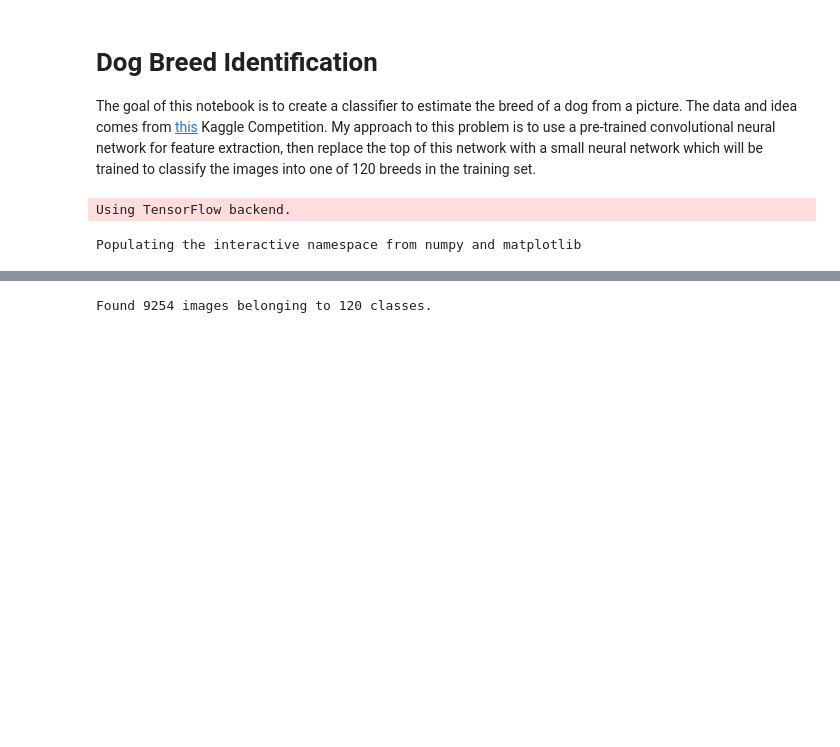
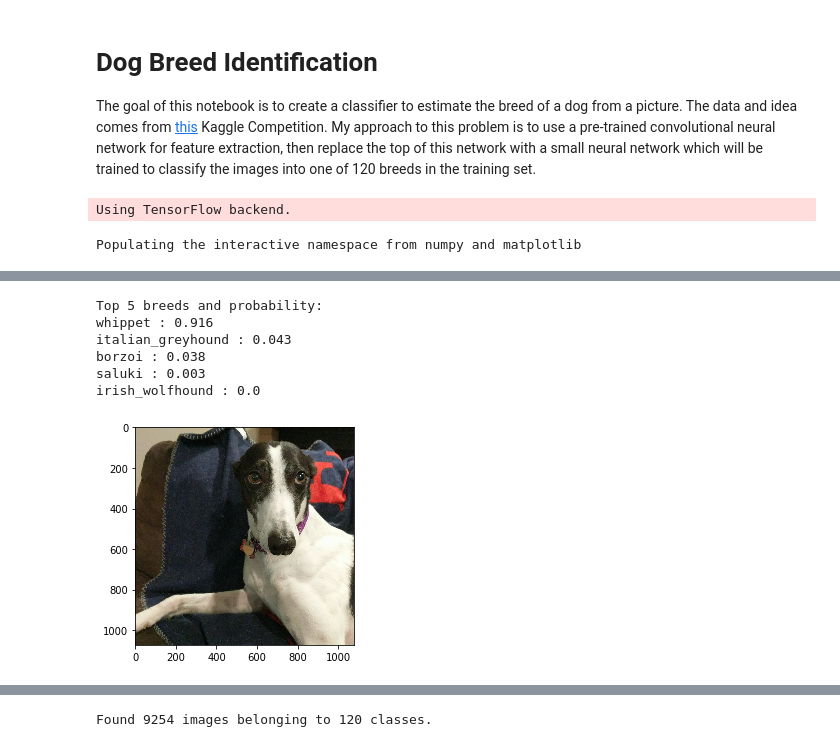
Before and after one commit to GougeC/Kaggle_Dog_Breeds, a Jupyter notebook: Dog_Breed_Identification.ipynb, the cells around one changed output, grey strips where cells are left out. Drawn from its saved outputs; the diff is of its cells as text; code cells hidden in the pictures; blank space fills up the shorter version.

```diff
--- a/Dog_Breed_Identification.ipynb
+++ b/Dog_Breed_Identification.ipynb
@@ -169,0 +215,10 @@ get_top_X_accuracy(y_val,preds1,10)
+# %%
+show_and_predict_top_X(5,'demo_dogs/athena.jpg',224,model1,class_dict)
+# %% [output]
+Top 5 breeds and probability:
+whippet : 0.916
+italian_greyhound : 0.043
+borzoi : 0.038
+saluki : 0.003
+irish_wolfhound : 0.0
+[figure, added]
```
Also changed, not shown: parts of 18 cells of this notebook.
